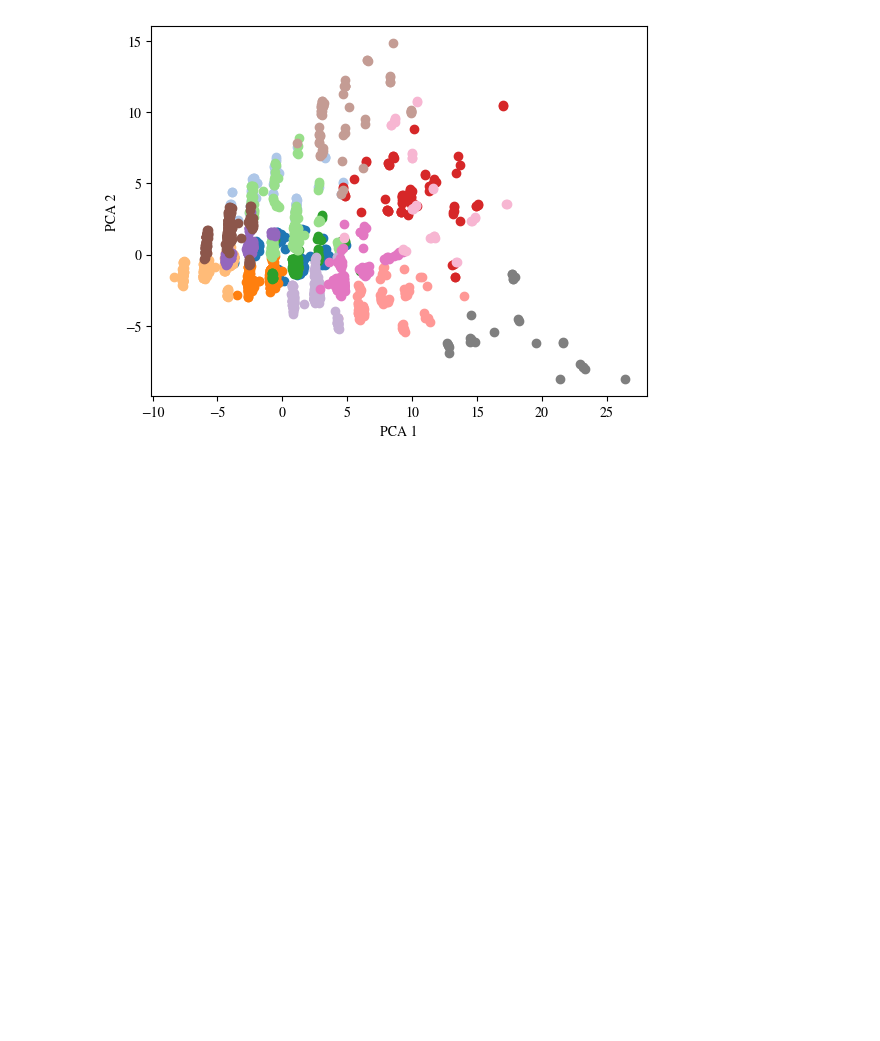
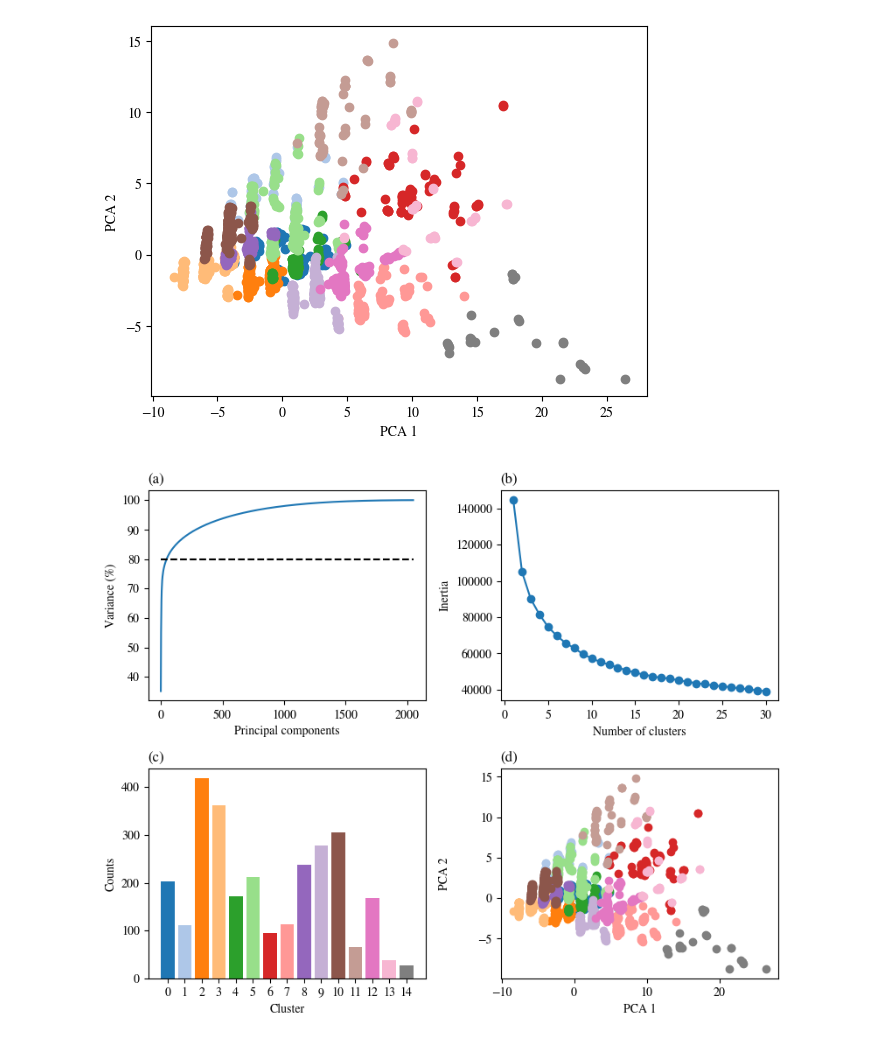
Before and after one commit to hwpang/RadicalTree, a Jupyter notebook: notebooks/6.1_cluster_resonance_radicals.ipynb, the cells around one changed output. Drawn from its saved outputs; the diff is of its cells as text; code cells hidden in the pictures; blank space fills up the shorter version.

```diff
--- a/notebooks/6.1_cluster_resonance_radicals.ipynb
+++ b/notebooks/6.1_cluster_resonance_radicals.ipynb
@@ -178,3 +179,49 @@ plt.ylabel("PCA 2")
 Text(0, 0.5, 'PCA 2')
 <Figure size 640x480 with 0 Axes>
 [figure]
+# %%
+fig, axs = plt.subplots(nrows=2, ncols=2, figsize=(8, 6.5))
+
+ax_i = 0
+ax = axs.flat[ax_i]
+var_percs = pca.explained_variance_ratio_ * 100
+var_perc_cumsum = np.cumsum(var_percs)
+xs = range(len(var_perc_cumsum))
+ax.plot(xs, var_perc_cumsum)
+ax.plot([xs[0], xs[-1]], [80, 80], "k--")
+ax.set_xlabel("Principal components")
+ax.set_ylabel("Variance (%)")
+ax.set_title(f"({string.ascii_lowercase[ax_i]})", loc="left")
+
+ax_i = 1
+ax = axs.flat[ax_i]
+ax.plot(n_clusterss, np.array(intertias), "-o")
+ax.set_xlabel("Number of clusters")
+ax.set_ylabel("Inertia")
+ax.set_title(f"({string.ascii_lowercase[ax_i]})", loc="left")
+
+ax_i = 2
+ax = axs.flat[ax_i]
+cmap = plt.get_cmap("tab20")
+xs = range(n_clusters)
+for i, x in enumerate(xs):
+    ax.bar([x], [cluster_counts[x]], color=cmap(i))
+ax.set_xlabel("Cluster")
+ax.set_ylabel("Counts")
+ax.set_xticks(xs)
+ax.set_title(f"({string.ascii_lowercase[ax_i]})", loc="left")
+
+ax_i = 3
+ax = axs.flat[ax_i]
+for i in range(n_clusters):
+    cluster_inds = cluster_df["cluster"] == i
+    ax.scatter(X_pca[cluster_inds, 0], X_pca[cluster_inds, 1], label=i, color=cmap(i))
+ax.set_xlabel("PCA 1")
+ax.set_ylabel("PCA 2")
+ax.set_title(f"({string.ascii_lowercase[ax_i]})", loc="left")
+
+fig.align_labels()
+fig.tight_layout()
+fig.savefig(f"../figures/pca_kmeans_clustering.pdf")
+# %% [output]
+[figure, added]
```
Also changed, not shown: parts of 2 cells of this notebook, 2 other files.
